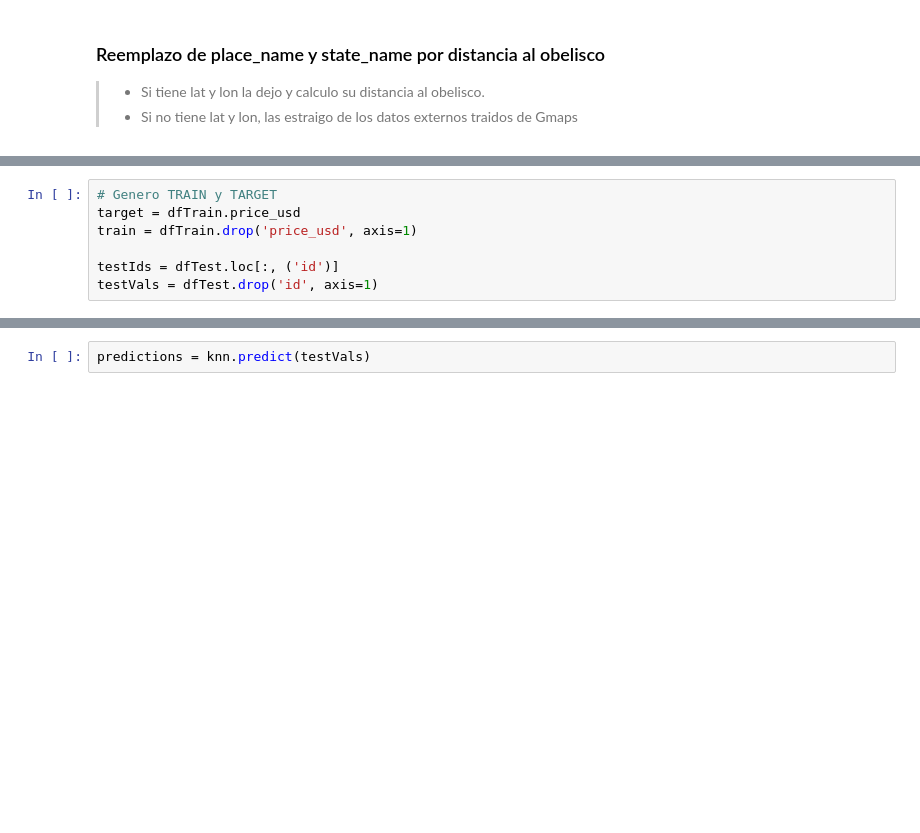
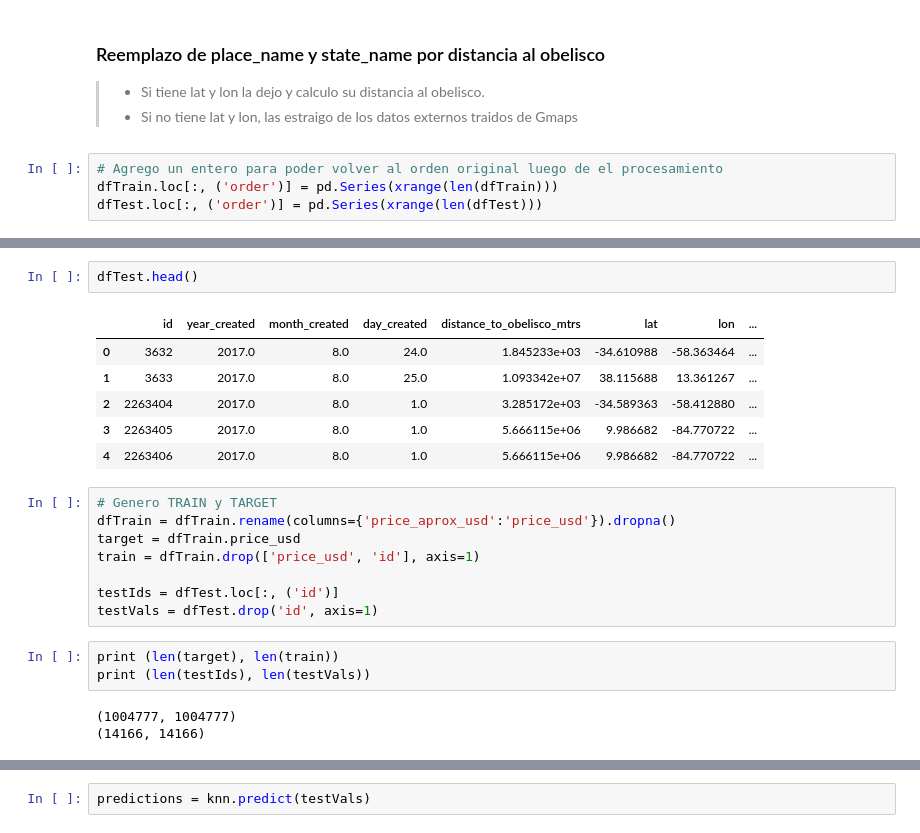
Before and after one commit to fpenovi/BArealEstatePricing, a Jupyter notebook: notebooks/02 - KNN_2nd_approach.ipynb, the cells around one changed output, grey strips where cells are left out. Cells and saved outputs as stored; diff of their text form; blank space fills up the shorter version.

```diff
--- a/notebooks/02 - KNN_2nd_approach.ipynb
+++ b/notebooks/02 - KNN_2nd_approach.ipynb
@@ -141,5 +141,9 @@ dfTest.head(2)
 ### Reemplazo de place_name y state_name por distancia al obelisco
 > + Si tiene lat y lon la dejo y calculo su distancia al obelisco.
 > + Si no tiene lat y lon, las estraigo de los datos externos traidos de Gmaps
+# %%
+# Agrego un entero para poder volver al orden original luego de el procesamiento
+dfTrain.loc[:, ('order')] = pd.Series(xrange(len(dfTrain)))
+dfTest.loc[:, ('order')] = pd.Series(xrange(len(dfTest)))
 # %%
 # Calculo distancias al obelisco en donde pueda y en las otras dejo NaN :
@@ -223,10 +294,26 @@ dfTest.info()
+# %%
+dfTest.head()
+# %% [output]
+|  | id | year_created | month_created | day_created | distance_to_obelisco_mtrs | lat | lon | ... |
+| 0 | 3632 | 2017.0 | 8.0 | 24.0 | 1.845233e+03 | -34.610988 | -58.363464 | ... |
+| 1 | 3633 | 2017.0 | 8.0 | 25.0 | 1.093342e+07 | 38.115688 | 13.361267 | ... |
+| 2 | 2263404 | 2017.0 | 8.0 | 1.0 | 3.285172e+03 | -34.589363 | -58.412880 | ... |
+| 3 | 2263405 | 2017.0 | 8.0 | 1.0 | 5.666115e+06 | 9.986682 | -84.770722 | ... |
+| 4 | 2263406 | 2017.0 | 8.0 | 1.0 | 5.666115e+06 | 9.986682 | -84.770722 | ... |
 # %%
 # Genero TRAIN y TARGET
+dfTrain = dfTrain.rename(columns={'price_aprox_usd':'price_usd'}).dropna()
 target = dfTrain.price_usd
-train = dfTrain.drop('price_usd', axis=1)
+train = dfTrain.drop(['price_usd', 'id'], axis=1)
 
 testIds = dfTest.loc[:, ('id')]
 testVals = dfTest.drop('id', axis=1)
+# %%
+print (len(target), len(train))
+print (len(testIds), len(testVals))
+# %% [output]
+(1004777, 1004777)
+(14166, 14166)
 # %%
 knn = KNeighborsRegressor(n_neighbors=30, weights='distance',
                           algorithm='kd_tree', leaf_size=30,
```
Also changed, not shown: parts of 18 cells of this notebook.
